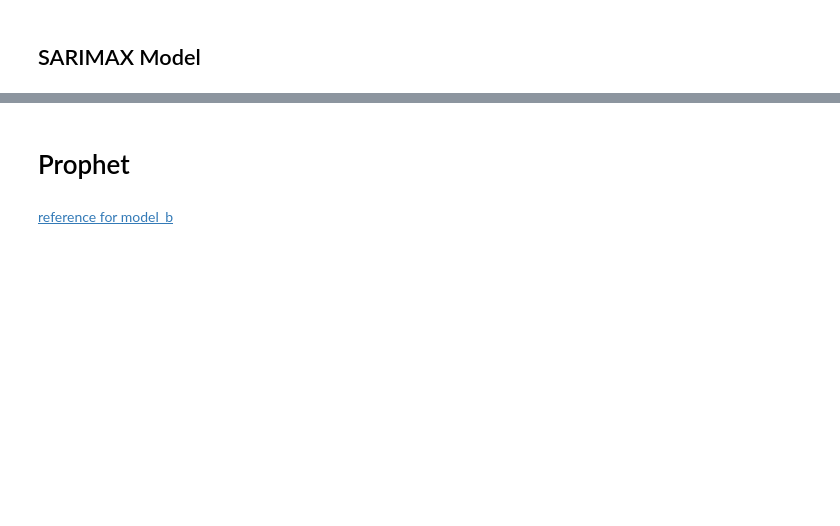
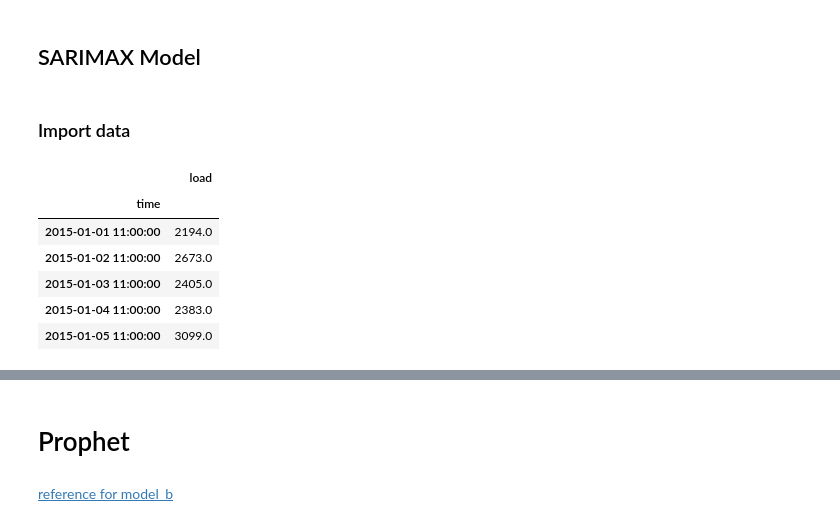
Before and after one commit to Guli-Y/ElectricityPricePredictor, a Jupyter notebook: notebooks/baseline_guli.ipynb, the cells around one changed output, grey strips where cells are left out. Drawn from its saved outputs; the diff is of its cells as text; code cells hidden in the pictures; blank space fills up the shorter version.

```diff
--- a/notebooks/baseline_guli.ipynb
+++ b/notebooks/baseline_guli.ipynb
@@ -284,0 +324,15 @@ test_df = df_daily_mean[2150:]
+# %% [markdown]
+### Import data
+# %%
+from electricity_price_predictor.data import get_shifted_load, get_weather
+df_load = get_shifted_load()
+df_load_11 = df_load[df_load.index.hour==11]
+df_load_11.head()
+# %% [output]
+|  | load |
+| time |  |
+| 2015-01-01 11:00:00 | 2194.0 |
+| 2015-01-02 11:00:00 | 2673.0 |
+| 2015-01-03 11:00:00 | 2405.0 |
+| 2015-01-04 11:00:00 | 2383.0 |
+| 2015-01-05 11:00:00 | 3099.0 |
```
Also changed, not shown: parts of 30 cells of this notebook, 1 other file.
